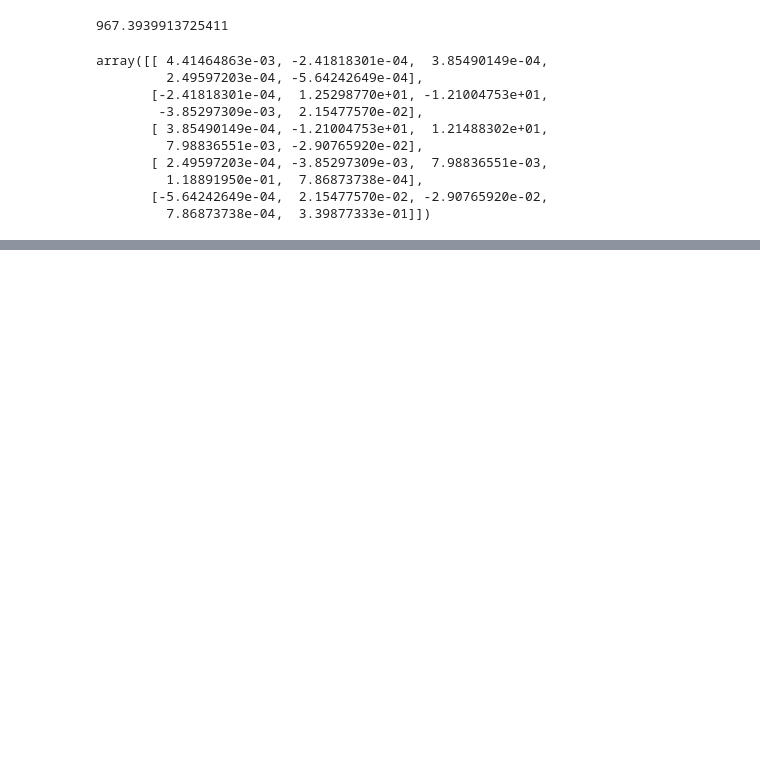
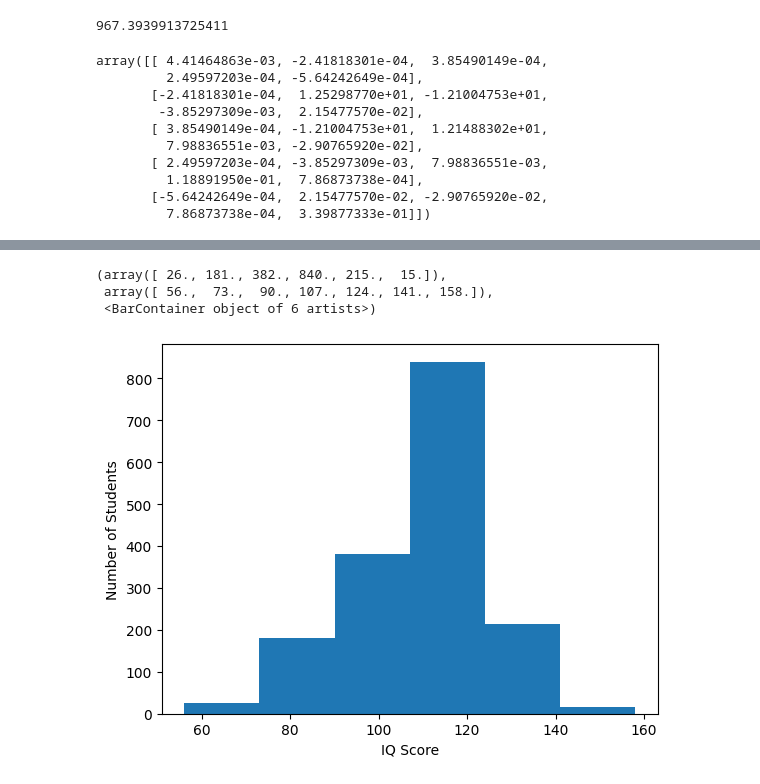
Before and after one commit to Sagittarius1377/DS-project-1, a Jupyter notebook: ds-project-1.ipynb, the cells around one changed output, grey strips where cells are left out. Saved outputs shown, nothing was run; the diff lists cells and outputs as text; code cells hidden in the pictures; blank space fills up the shorter version.

```diff
--- a/ds-project-1.ipynb
+++ b/ds-project-1.ipynb
@@ -184,0 +208,4 @@ array([[ 4.41464863e-03, -2.41818301e-04,  3.85490149e-04,
+# %%
+# studend who placed
+
+placement_equals_1_data = feature_selected_data[data["Placement"]==1]
@@ -184,0 +228,12 @@ array([[ 4.41464863e-03, -2.41818301e-04,  3.85490149e-04,
+# %%
+# histogram of IQ scores for placed students, divided into 6 bins
+
+plt.xlabel("IQ Score")
+plt.ylabel("Number of Students")
+
+plt.hist(placement_equals_1_data["IQ"],bins = 6)
+# %% [output]
+(array([ 26., 181., 382., 840., 215.,  15.]),
+ array([ 56.,  73.,  90., 107., 124., 141., 158.]),
+ <BarContainer object of 6 artists>)
+[figure, added]
```
Also changed, not shown: parts of 23 cells of this notebook.
